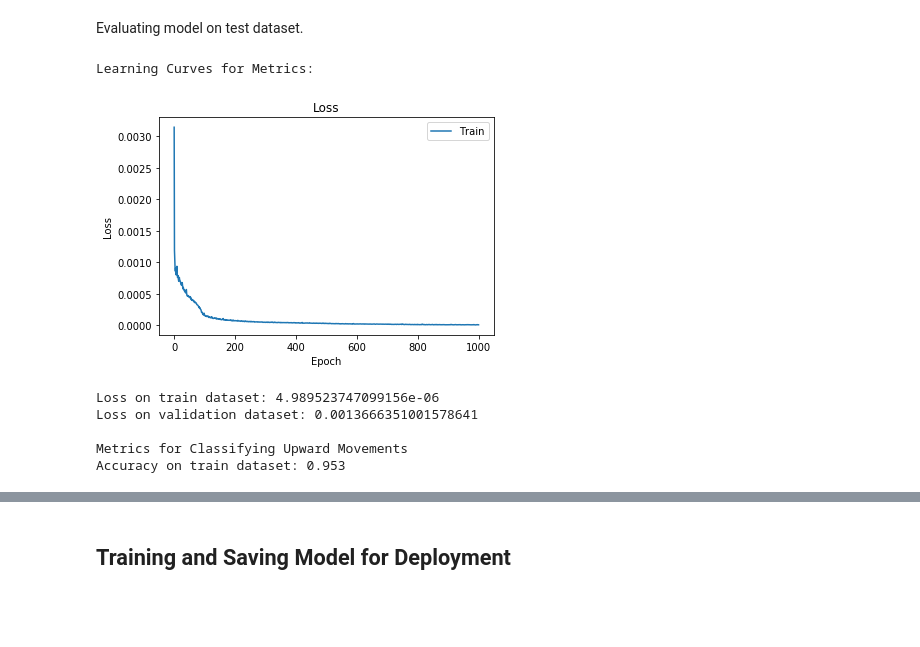
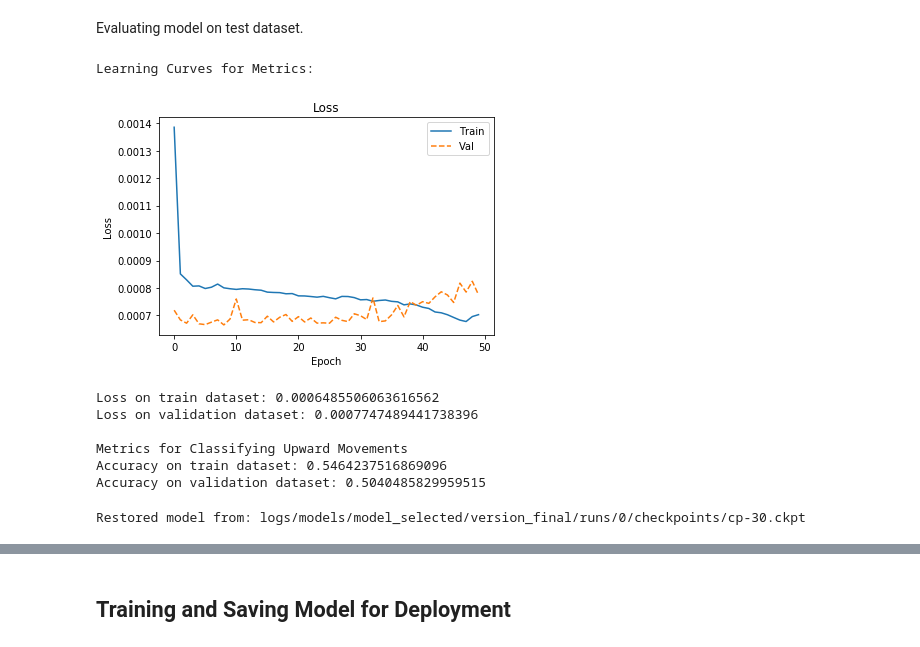
Before and after one commit to Evbor/Stock_Analysis, a Jupyter notebook: research/model_v1/FinTech.ipynb, the cells around one changed output, grey strips where cells are left out. Drawn from its saved outputs; the diff is of its cells as text; code cells hidden in the pictures; blank space fills up the shorter version.

```diff
--- a/research/model_v1/FinTech.ipynb
+++ b/research/model_v1/FinTech.ipynb
@@ -2015,9 +1283,9 @@ with open(os.path.join(path_to_data, 'train_dataset.pickle'), 'wb') as f:
 # %%
 with open(os.path.join(path_to_data, 'test_dataset.pickle'), 'wb') as f:
-    pickle.dump(test_dataset, f, protocol=4)
+    pickle.dump((X_test, y_test), f, protocol=4)
 # %%
 with open(os.path.join(path_to_data, 'dataset.pickle'), 'wb') as f:
-    pickle.dump(dataset, f, protocol=4)
+    pickle.dump((X, y), f, protocol=4)
 # %% [markdown]
 ## Modeling
 # %% [markdown]
@@ -5288,7 +4556,8 @@ def print_metric(metrics_values, metric_idx, name):
 
 def plot_print_metrics(history, metrics_train, metrics_val, metrics_names):
     for metric_idx, metric_name in enumerate(metrics_names):
-        plot_metric(history, metric_name)
+        if history != None:
+            plot_metric(history, metric_name)
         name_train = metric_name.replace('_', ' ').capitalize() + ' on train dataset: {}'
         print_metric(metrics_train, metric_idx, name_train)
         name_val = metric_name.replace('_', ' ').capitalize() + ' on validation dataset: {}'
@@ -5479,10 +4748,10 @@ Epoch 31/50
 Evaluating model on test dataset.
 # %%
 # Gathering Data
-metrics_train = m.evaluate(X_train, y_train, batch_size=training_parameters['batch_size'], verbose=0)
-metrics_test = m.evaluate(X_test, y_test, batch_size=training_parameters['batch_size'], verbose=0)
-m_preds_train = m.predict(X_train, batch_size=training_parameters['batch_size'])
-m_preds_test = m.predict(X_test, batch_size=training_parameters['batch_size'])
+metrics_train = model.evaluate(X_train, y_train, batch_size=training_parameters['batch_size'], verbose=0)
+metrics_test = model.evaluate(X_test, y_test, batch_size=training_parameters['batch_size'], verbose=0)
+m_preds_train = model.predict(X_train, batch_size=training_parameters['batch_size'])
+m_preds_test = model.predict(X_test, batch_size=training_parameters['batch_size'])
 m_preds_up_train = (m_preds_train[:, 0] > 0).astype(int)
 m_preds_up_test = (m_preds_test[:, 0] > 0).astype(int)
 labels_up_train = y_train['log_adj_daily_returns_target'] > 0
@@ -5492,16 +4761,31 @@ up_cls_acc_test = np.mean(np.equal(m_preds_up_test, labels_up_test))
 # %%
 # Reporting Data
 print('Learning Curves for Metrics:')
-plot_print_metrics(m_history, metrics_train=metrics_train, metrics_val=metrics_val, metrics_names=m.metrics_names)
+plot_print_metrics(model_history, metrics_train=metrics_train, metrics_val=metrics_test, metrics_names=model.metrics_names)
 print()
 print('Metrics for Classifying Upward Movements')
 print('Accuracy on train dataset: {}'.format(up_cls_acc_train))
-print('Accuracy on validation dataset: {}'.format(up_cls_acc_val))
+print('Accuracy on validation dataset: {}'.format(up_cls_acc_test))
 # %% [output]
 Learning Curves for Metrics:
-[figure, old version]
+[figure, new version]
-Loss on train dataset: 4.989523747099156e-06
-Loss on validation dataset: 0.0013666351001578641
+Loss on train dataset: 0.0006485506063616562
+Loss on validation dataset: 0.0007747489441738396
 
 Metrics for Classifying Upward Movements
-Accuracy on train dataset: 0.953
+Accuracy on train dataset: 0.5464237516869096
+Accuracy on validation dataset: 0.5040485829959515
+# %%
+hparam_version = hyperparameters['version']
+loss = hyperparameters['loss']
+optimizer = hyperparameters['optimizer']
+model_parameters = hyperparameters['model_parameters']
+model = model_0(**model_parameters)
+path_to_ckpt = os.path.join('logs', 'models', 'model_selected', '_'.join(['version', str(hparam_version)]),
+                            'runs', str(run_number), 'checkpoints')
+ckpt = os.path.join(path_to_ckpt, 'cp-30.ckpt')
+model.load_weights(ckpt)
+print('Restored model from: {}'.format(ckpt))
+model.compile(loss=loss, optimizer=optimizer, metrics=metrics)
+# %% [output]
+Restored model from: logs/models/model_selected/version_final/runs/0/checkpoints/cp-30.ckpt
```
Also changed, not shown: parts of 104 cells of this notebook, 6 other files.
